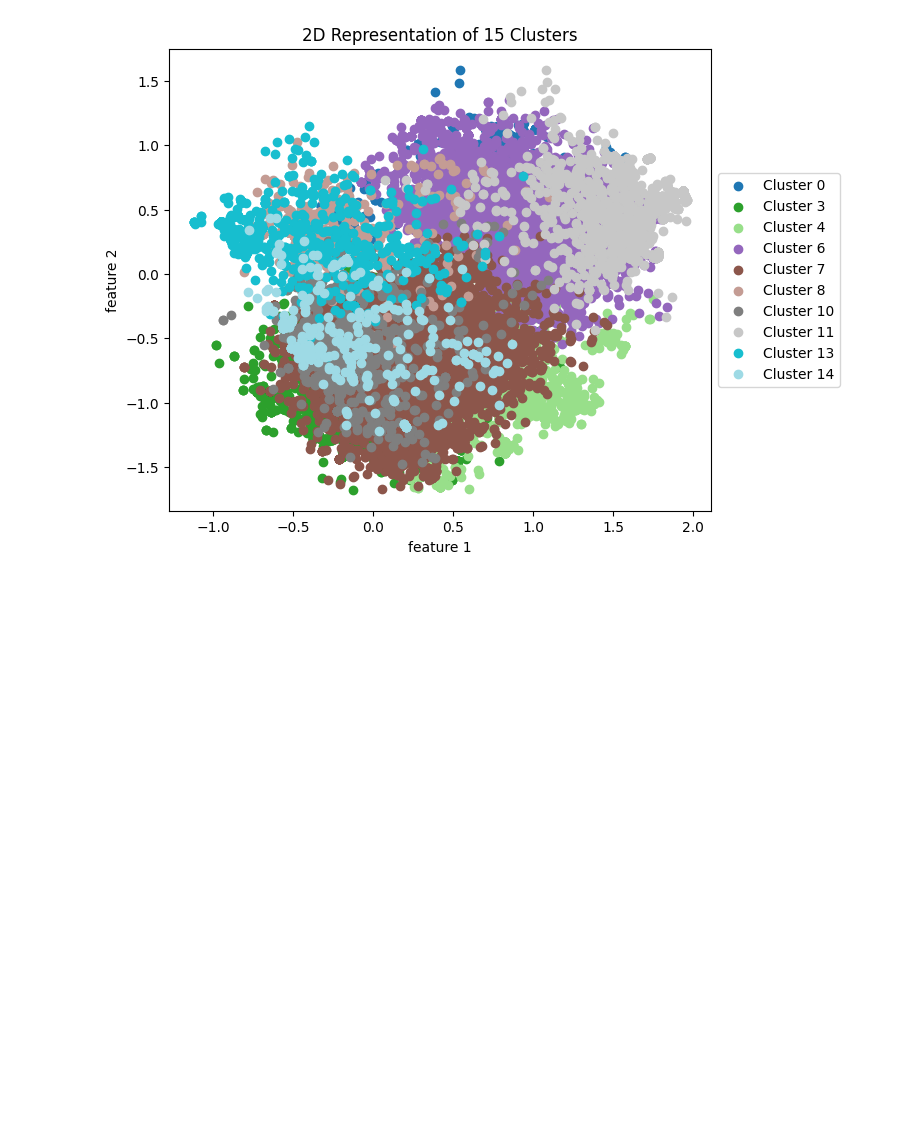
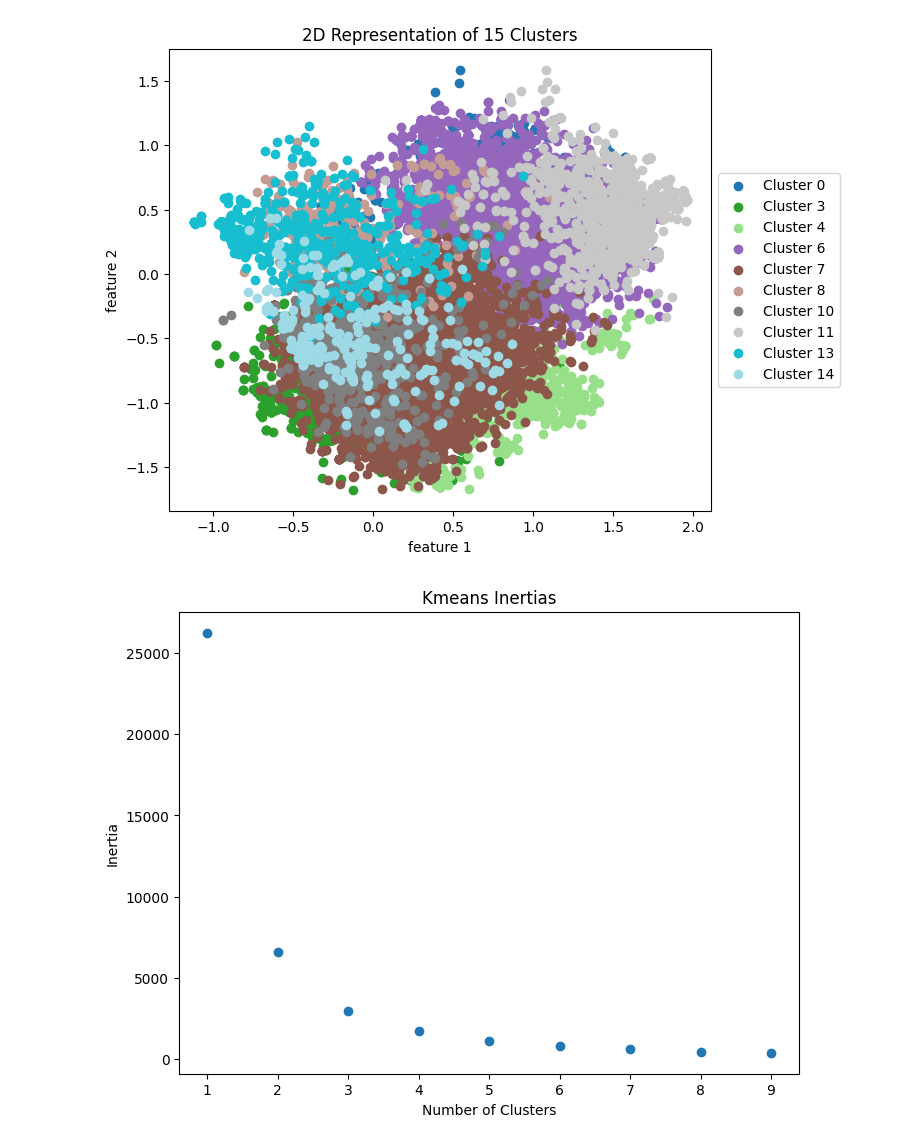
Before and after one commit to zstephe/zstephe.github.io, a Jupyter notebook: Glyph/visualization.ipynb, the cells around one changed output. Drawn from its saved outputs; the diff is of its cells as text; code cells hidden in the pictures; blank space fills up the shorter version.

```diff
--- a/Glyph/visualization.ipynb
+++ b/Glyph/visualization.ipynb
@@ -88,3 +88,14 @@ Cluster 0
 visualize2D(newEmbeddings2D,df,15,ignore=[1,2,5,9,12],savefig=True)
 # %% [output]
 [figure]
+# %%
+t1 = pd.read_csv('csv_files/Letters_Adlam-T1.csv',index_col=False)
+t5 = pd.read_csv('csv_files/Letters_Adlam-T5.csv',index_col=False)
+# %%
+letters = t1["Unicode"].unique()
+t5["Description"]=range(68)
+t5kmeans = doKmeans(t5.drop(['Unicode'],axis=1),range(1,10))
+
+# 3 clusters
+# %% [output]
+[figure, added]
```
Also changed, not shown: parts of 2 cells of this notebook, 6 other files.
